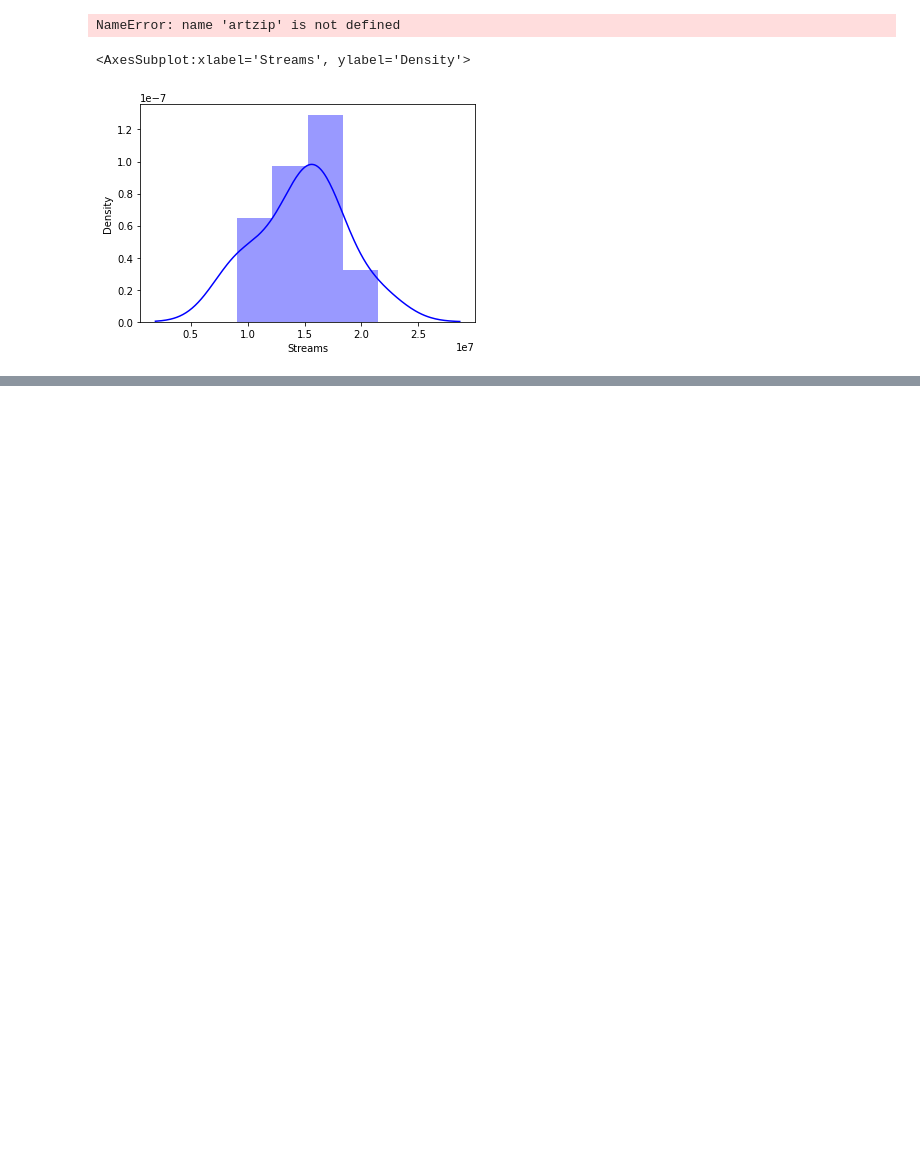
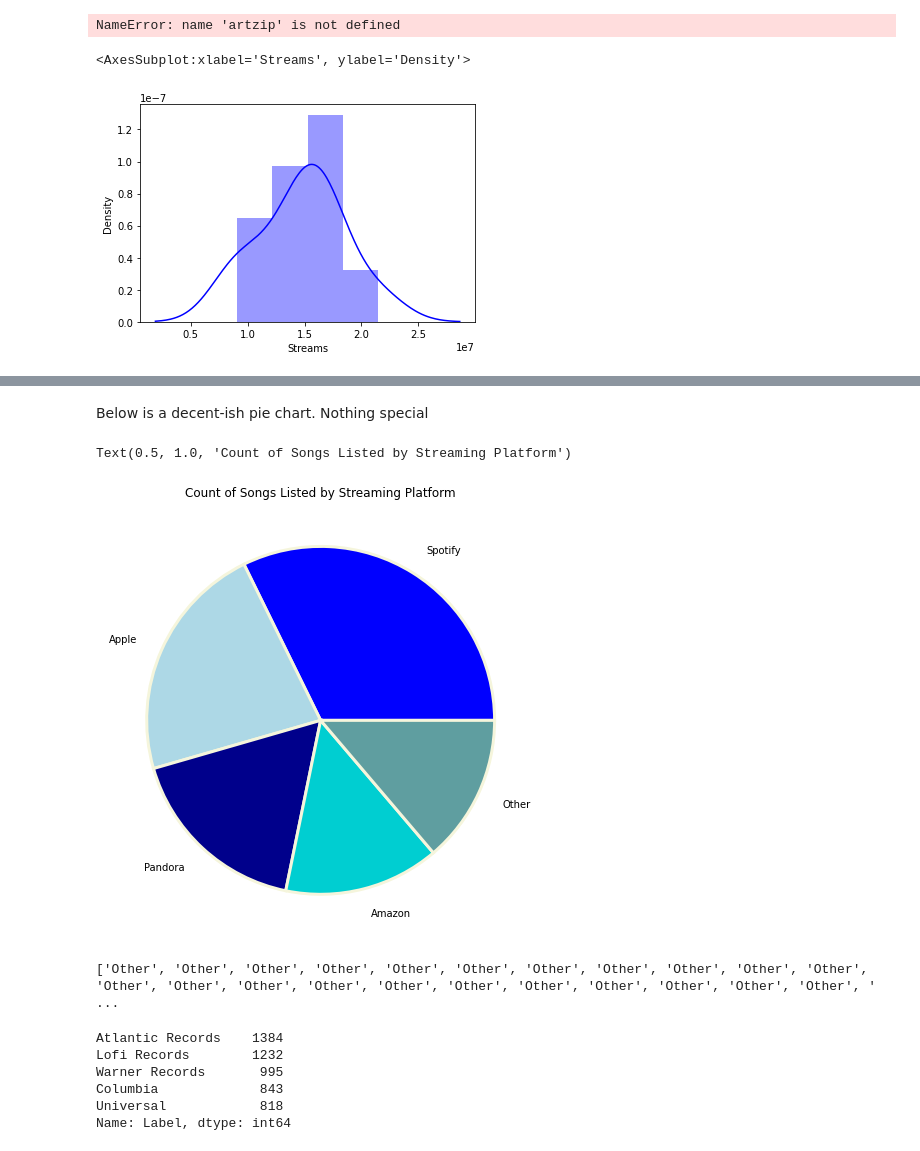
Before and after one commit to NSS-Data-Analytics-Cohort-6/mlc-project-count-dracula, a Jupyter notebook: notebooks/MLC_Phil.ipynb, the cells around one changed output, grey strips where cells are left out. Cells and saved outputs as stored; diff of their text form; code cells hidden in the pictures; blank space fills up the shorter version.

```diff
--- a/notebooks/MLC_Phil.ipynb
+++ b/notebooks/MLC_Phil.ipynb
@@ -520,0 +555,40 @@ for platform in label_pie["Platform"]:
+# %% [markdown]
+Below is a decent-ish pie chart. Nothing special
+# %%
+plt.subplots(figsize=(10,8))
+plt.pie(music_pie['Platform'].value_counts(), labels=names, labeldistance=1.15,
+        wedgeprops = { 'linewidth' : 3, 'edgecolor' : 'beige' },
+        colors=['blue','lightblue','darkblue','darkturquoise','cadetblue'])
+plt.title('Count of Songs Listed by Streaming Platform')
+# %% [output]
+Text(0.5, 1.0, 'Count of Songs Listed by Streaming Platform')
+[figure, added]
+# %%
+label_pie = music_df
+newlabel = []
+for label in label_pie["Label"]:
+    if label == 'Atlantic Records':
+        newlabel.append(label)
+    elif label == 'Lofi Records':
+        newlabel.append(label)
+    elif label == 'Warner Records':
+        newlabel.append(label)
+    elif label == 'Columbia':
+        newlabel.append(label)
+    elif label == 'Universal':
+        newlabel.append(label)
+    else:
+        newlabel.append("Other")
+label_pie["Label"] = newlabel
+print(newlabel)
+# %% [output]
+['Other', 'Other', 'Other', 'Other', 'Other', 'Other', 'Other', 'Other', 'Other', 'Other', 'Other', 'Other', 'Other', 'Other', 'Other', 'Other', 'Other', 'Other', 'Other', 'Other', 'Other', 'Other', ' ...
+# %%
+print(label_pie["Label"].value_counts().nlargest(n=5))
+# %% [output]
+Atlantic Records    1384
+Lofi Records        1232
+Warner Records       995
+Columbia             843
+Universal            818
+Name: Label, dtype: int64
```
Also changed, not shown: parts of 36 cells of this notebook.
